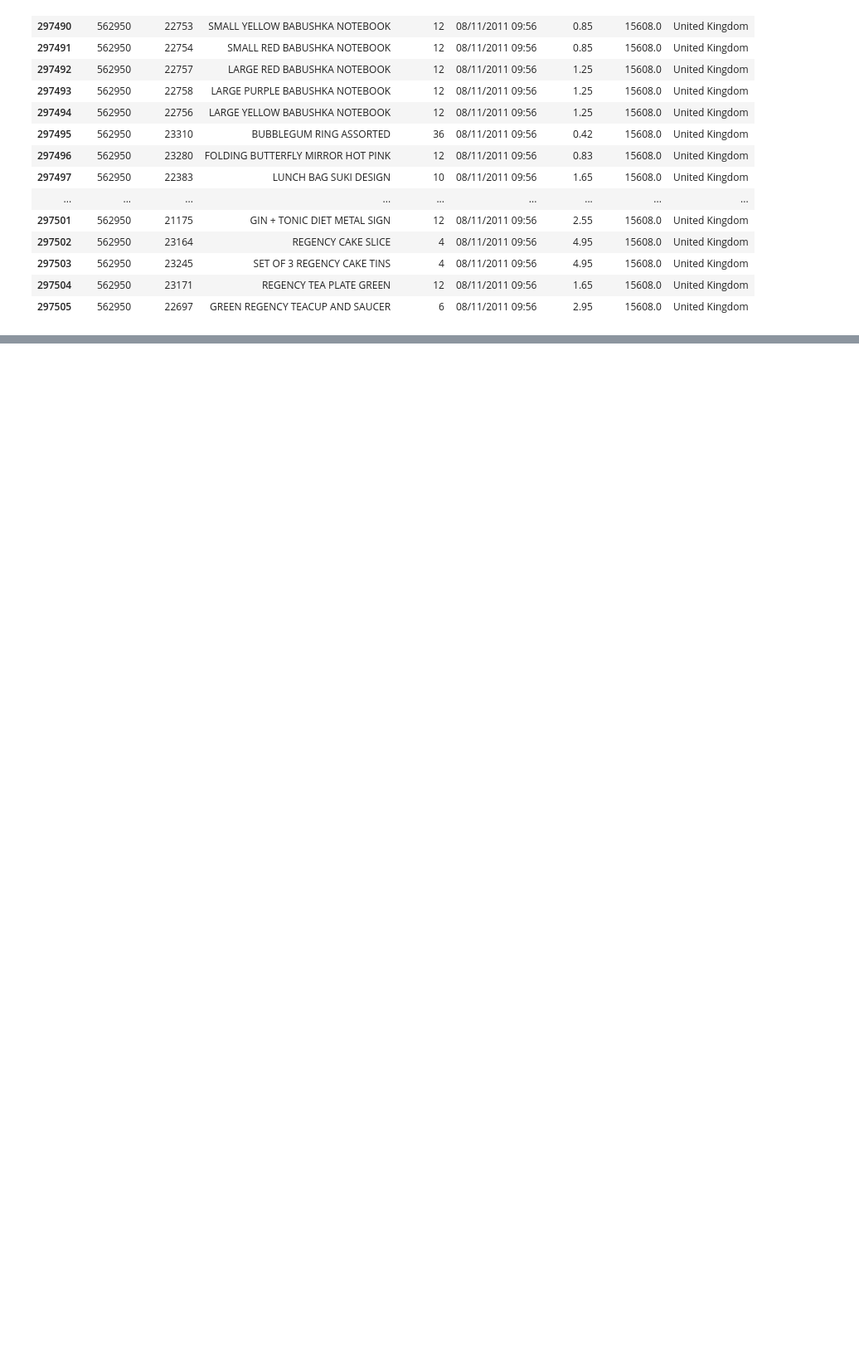
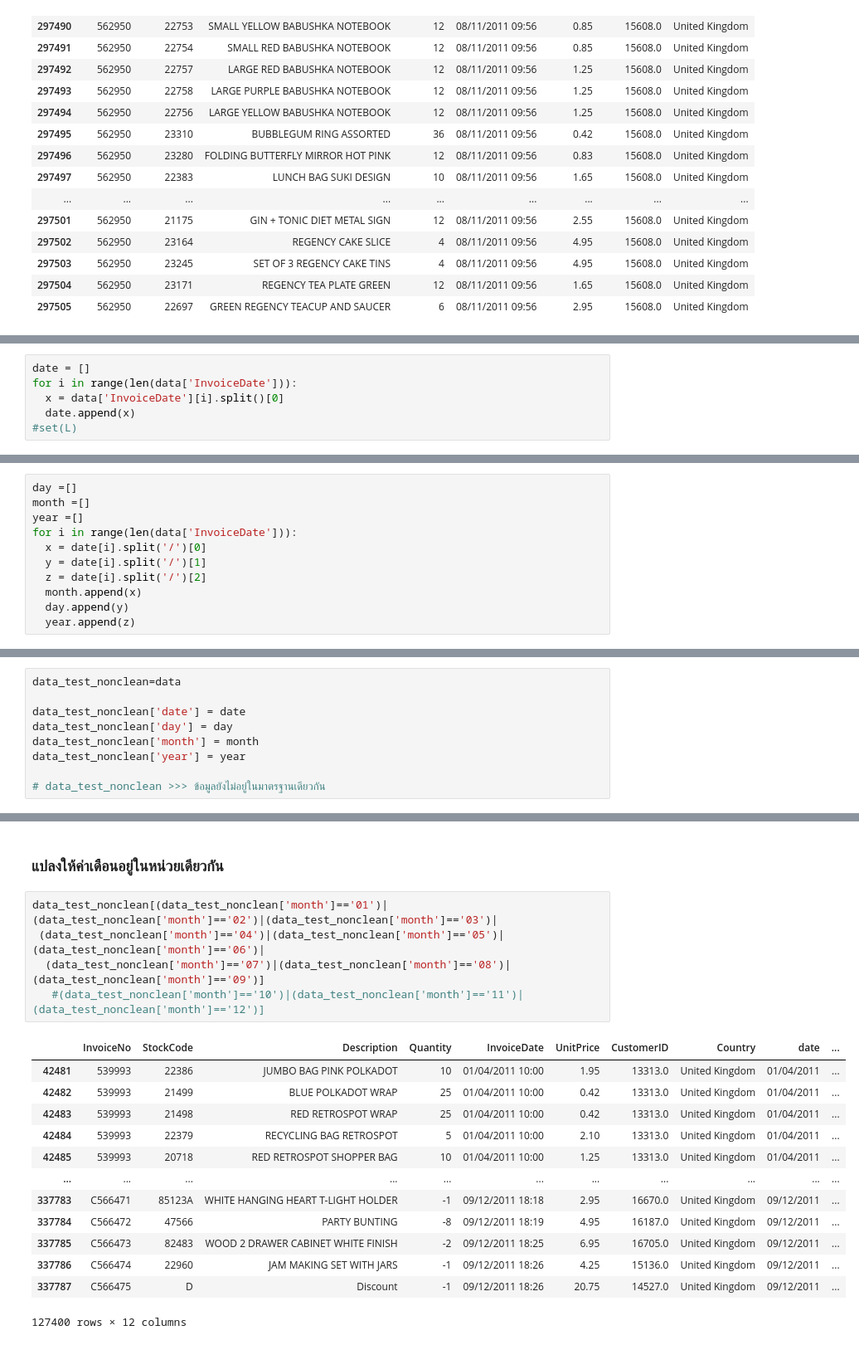
Before and after one commit to Ratchanontt/BSC_DPDM23, a Jupyter notebook: Frequent_Patterns_(Association_Rules).ipynb, the cells around one changed output, grey strips where cells are left out. Shown at 83% size. Saved outputs shown, nothing was run; the diff lists cells and outputs as text; blank space fills up the shorter version.

```diff
--- a/Frequent_Patterns_(Association_Rules).ipynb
+++ b/Frequent_Patterns_(Association_Rules).ipynb
@@ -251,0 +256,6 @@ data[data['InvoiceNo']=='562950']
+# %%
+date = []
+for i in range(len(data['InvoiceDate'])):
+  x = data['InvoiceDate'][i].split()[0]
+  date.append(x)
+#set(L)
@@ -251,0 +269,11 @@ data[data['InvoiceNo']=='562950']
+# %%
+day =[]
+month =[]
+year =[]
+for i in range(len(data['InvoiceDate'])):
+  x = date[i].split('/')[0]
+  y = date[i].split('/')[1]
+  z = date[i].split('/')[2]
+  month.append(x)
+  day.append(y)
+  year.append(z)
@@ -251,0 +282,9 @@ data[data['InvoiceNo']=='562950']
+# %%
+data_test_nonclean=data
+
+data_test_nonclean['date'] = date
+data_test_nonclean['day'] = day
+data_test_nonclean['month'] = month
+data_test_nonclean['year'] = year
+
+# data_test_nonclean >>> ข้อมูลยังไม่อยู่ในมาตรฐานเดียวกัน
@@ -251,0 +313,21 @@ data[data['InvoiceNo']=='562950']
+# %% [markdown]
+### แปลงให้ค่าเดือนอยู่ในหน่วยเดียวกัน
+# %%
+data_test_nonclean[(data_test_nonclean['month']=='01')|(data_test_nonclean['month']=='02')|(data_test_nonclean['month']=='03')|
+ (data_test_nonclean['month']=='04')|(data_test_nonclean['month']=='05')|(data_test_nonclean['month']=='06')|
+  (data_test_nonclean['month']=='07')|(data_test_nonclean['month']=='08')|(data_test_nonclean['month']=='09')]
+   #(data_test_nonclean['month']=='10')|(data_test_nonclean['month']=='11')|(data_test_nonclean['month']=='12')]
+# %% [output]
+|  | InvoiceNo | StockCode | Description | Quantity | InvoiceDate | UnitPrice | CustomerID | Country | date | ... |
+| 42481 | 539993 | 22386 | JUMBO BAG PINK POLKADOT | 10 | 01/04/2011 10:00 | 1.95 | 13313.0 | United Kingdom | 01/04/2011 | ... |
+| 42482 | 539993 | 21499 | BLUE POLKADOT WRAP | 25 | 01/04/2011 10:00 | 0.42 | 13313.0 | United Kingdom | 01/04/2011 | ... |
+| 42483 | 539993 | 21498 | RED RETROSPOT WRAP | 25 | 01/04/2011 10:00 | 0.42 | 13313.0 | United Kingdom | 01/04/2011 | ... |
+| 42484 | 539993 | 22379 | RECYCLING BAG RETROSPOT | 5 | 01/04/2011 10:00 | 2.10 | 13313.0 | United Kingdom | 01/04/2011 | ... |
+| 42485 | 539993 | 20718 | RED RETROSPOT SHOPPER BAG | 10 | 01/04/2011 10:00 | 1.25 | 13313.0 | United Kingdom | 01/04/2011 | ... |
+| ... | ... | ... | ... | ... | ... | ... | ... | ... | ... | ... |
+| 337783 | C566471 | 85123A | WHITE HANGING HEART T-LIGHT HOLDER | -1 | 09/12/2011 18:18 | 2.95 | 16670.0 | United Kingdom | 09/12/2011 | ... |
+| 337784 | C566472 | 47566 | PARTY BUNTING | -8 | 09/12/2011 18:19 | 4.95 | 16187.0 | United Kingdom | 09/12/2011 | ... |
+| 337785 | C566473 | 82483 | WOOD 2 DRAWER CABINET WHITE FINISH | -2 | 09/12/2011 18:25 | 6.95 | 16705.0 | United Kingdom | 09/12/2011 | ... |
+| 337786 | C566474 | 22960 | JAM MAKING SET WITH JARS | -1 | 09/12/2011 18:26 | 4.25 | 15136.0 | United Kingdom | 09/12/2011 | ... |
+| 337787 | C566475 | D | Discount | -1 | 09/12/2011 18:26 | 20.75 | 14527.0 | United Kingdom | 09/12/2011 | ... |
+127400 rows × 12 columns
```
Also changed, not shown: parts of 75 cells of this notebook.
